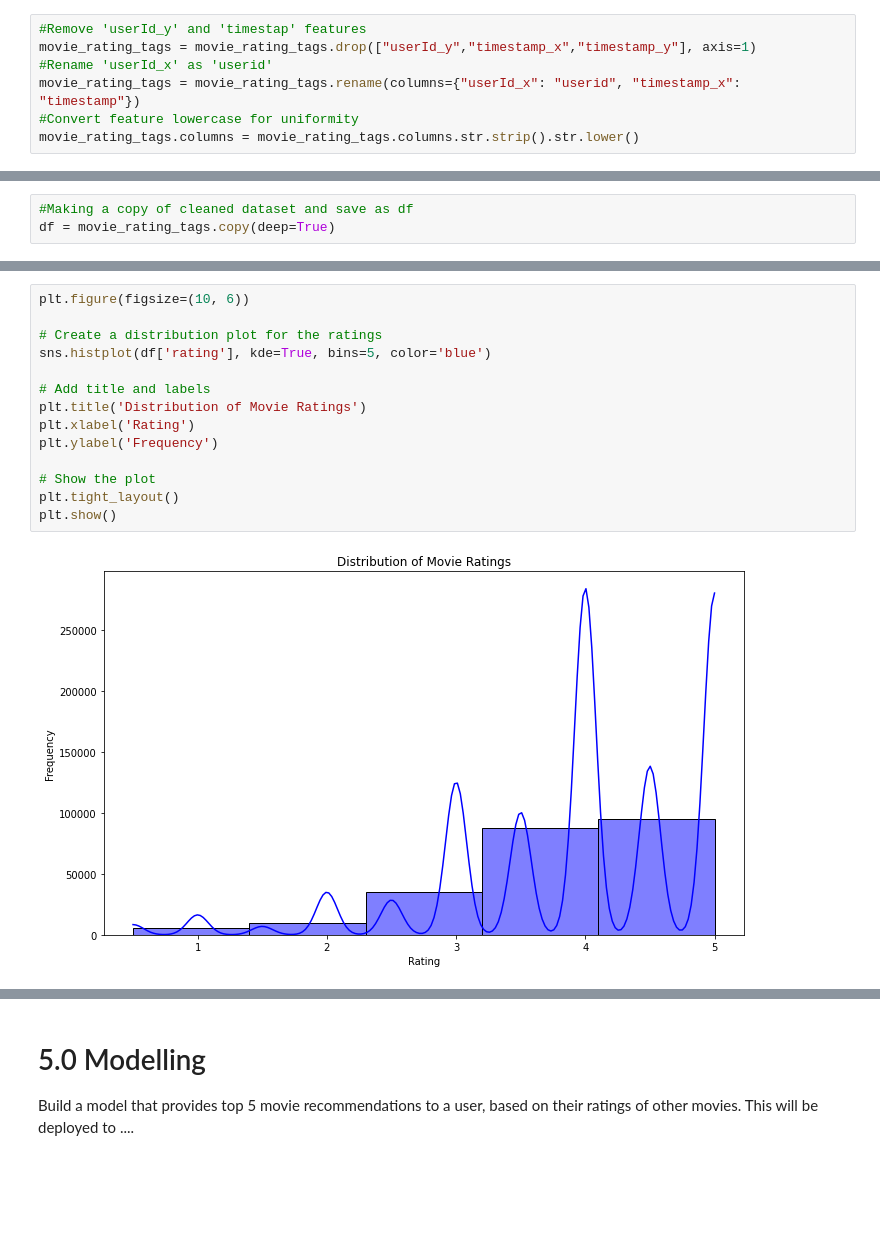
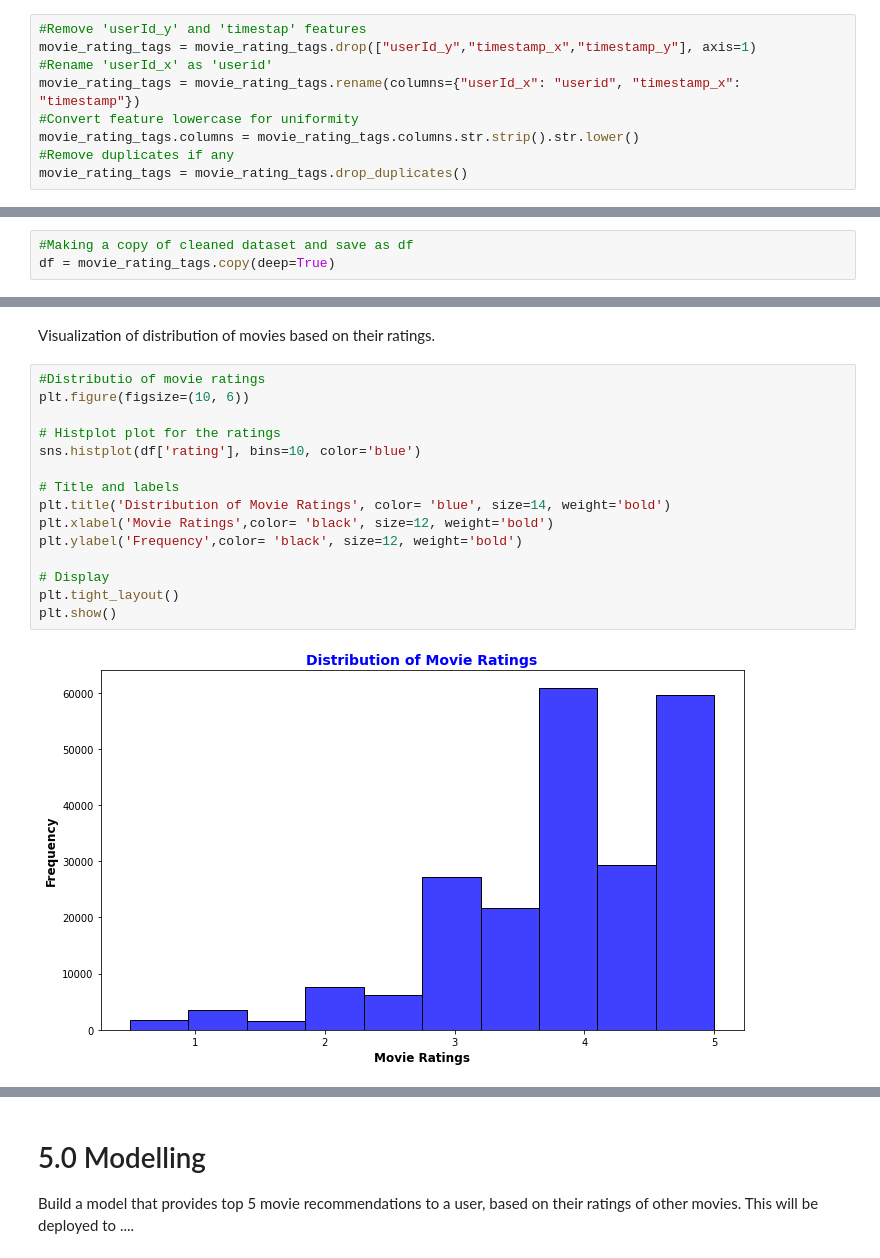
Before and after one commit to Felix-87/Phase4_project, a Jupyter notebook: index.ipynb, the cells around one changed output, grey strips where cells are left out. Saved outputs shown, nothing was run; the diff lists cells and outputs as text; blank space fills up the shorter version.

```diff
--- a/index.ipynb
+++ b/index.ipynb
@@ -193,6 +196,8 @@ movie_rating_tags = movie_rating_tags.drop(["userId_y","timestamp_x","timestamp_
 movie_rating_tags = movie_rating_tags.rename(columns={"userId_x": "userid", "timestamp_x": "timestamp"})
 #Convert feature lowercase for uniformity
 movie_rating_tags.columns = movie_rating_tags.columns.str.strip().str.lower()
+#Remove duplicates if any
+movie_rating_tags = movie_rating_tags.drop_duplicates()
 # %% [markdown]
 ### Save cleaned dataset to df
 # %%
@@ -248,16 +229,19 @@ plt.show()
+# %% [markdown]
+Visualization of distribution of movies based on their ratings.
 # %%
+#Distributio of movie ratings
 plt.figure(figsize=(10, 6))
 
-# Create a distribution plot for the ratings
-sns.histplot(df['rating'], kde=True, bins=5, color='blue')
+# Histplot plot for the ratings
+sns.histplot(df['rating'], bins=10, color='blue')
 
-# Add title and labels
-plt.title('Distribution of Movie Ratings')
-plt.xlabel('Rating')
-plt.ylabel('Frequency')
+# Title and labels
+plt.title('Distribution of Movie Ratings', color= 'blue', size=14, weight='bold')
+plt.xlabel('Movie Ratings',color= 'black', size=12, weight='bold')
+plt.ylabel('Frequency',color= 'black', size=12, weight='bold')
 
-# Show the plot
+# Display
 plt.tight_layout()
 plt.show()
 # %% [output]
-[figure, old version]
+[figure, new version]
```
Also changed, not shown: parts of 31 cells of this notebook.
